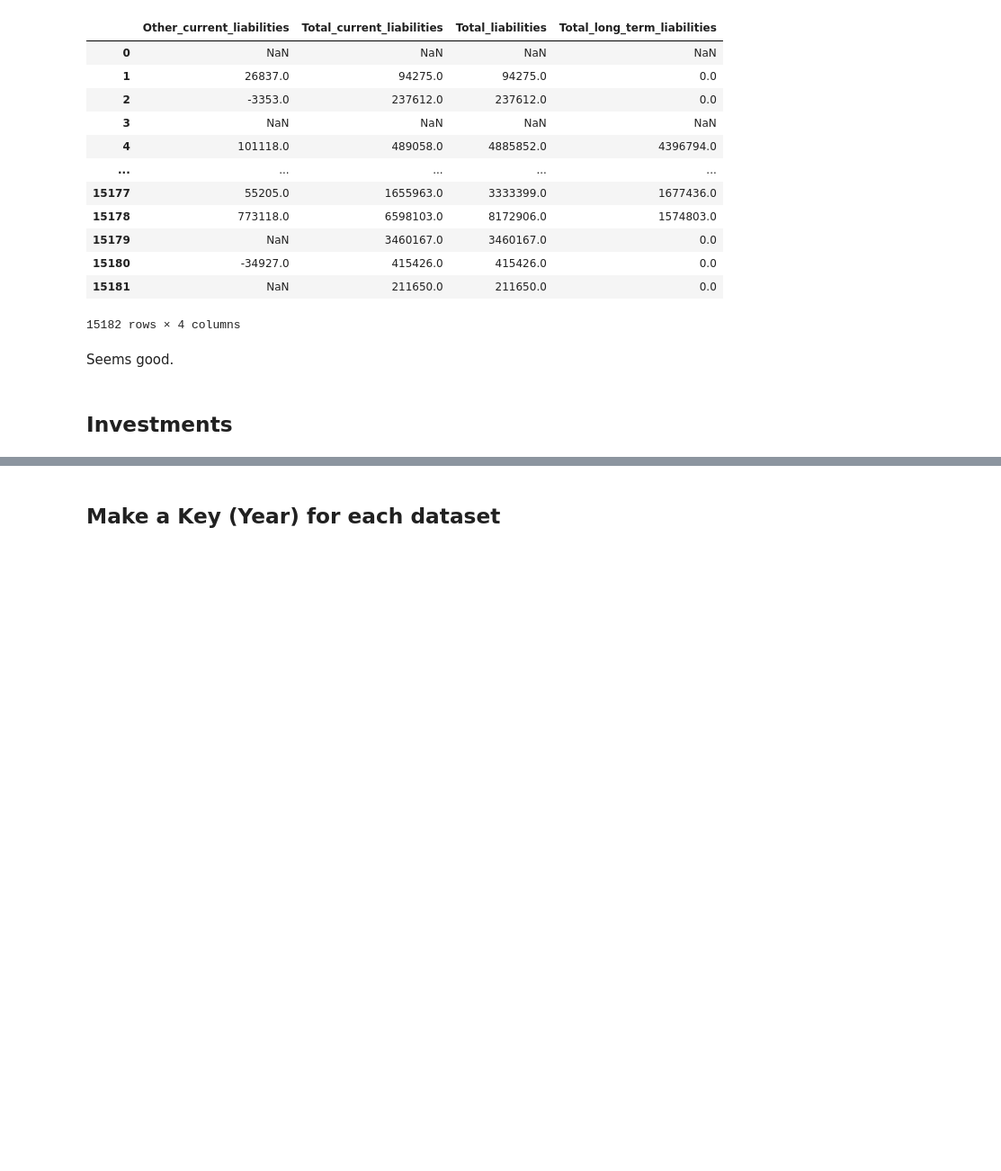
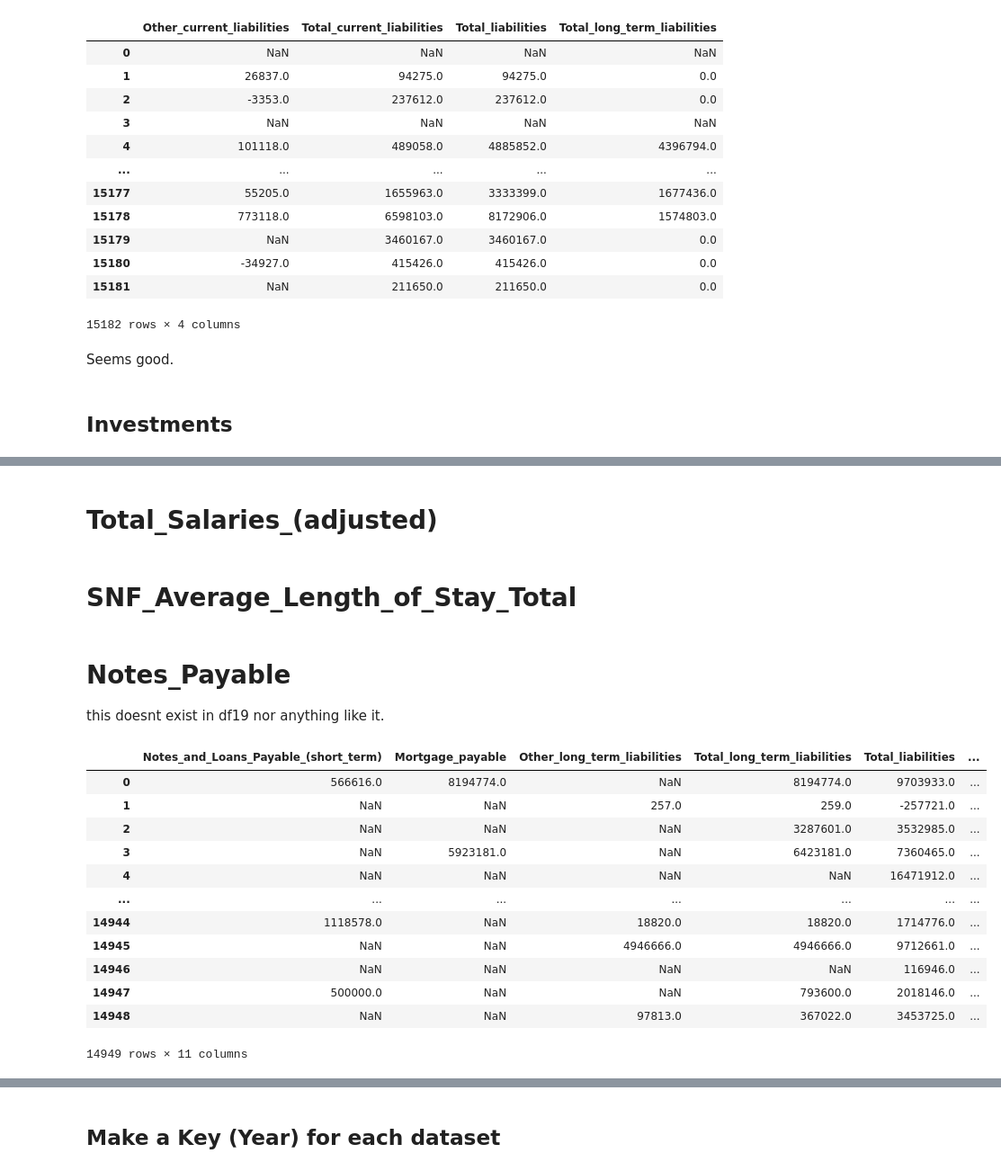
Before and after one commit to lhperreault/Invest_in_retirement_homes-, a Jupyter notebook: ETL_Cost_1.ipynb, the cells around one changed output, grey strips where cells are left out. Shown at 90% size. Cells and saved outputs as stored; diff of their text form; code cells hidden in the pictures; blank space fills up the shorter version.

```diff
--- a/ETL_Cost_1.ipynb
+++ b/ETL_Cost_1.ipynb
@@ -1180,6 +1180,9 @@ In df20 it is Salaries,_wages,_and_fees_payable and in df19 it is without hte co
 df20_cleaned["Salaries_wages_and_fees_payable"] = df20_cleaned["Salaries,_wages,_and_fees_payable"]
 # %%
 df21_cleaned["Salaries_wages_and_fees_payable"] = df21_cleaned["Salaries,_wages,_and_fees_payable"]
+# %%
+df20_cleaned = df20_cleaned.drop(columns=["Salaries,_wages,_and_fees_payable"])
+df21_cleaned = df21_cleaned.drop(columns=["Salaries,_wages,_and_fees_payable"])
 # %% [markdown]
 ## Leasehold_improvements
 # %%
@@ -1399,0 +1422,2 @@ Name: Investments, Length: 14949, dtype: float64
+# %% [markdown]
+# Total_Salaries_(adjusted)
@@ -1399,0 +1436,2 @@ Name: Investments, Length: 14949, dtype: float64
+# %% [markdown]
+# SNF_Average_Length_of_Stay_Total
@@ -1400,3 +1450,37 @@ Name: Investments, Length: 14949, dtype: float64
+# %% [markdown]
+# Notes_Payable
+this doesnt exist in df19 nor anything like it.
+# %%
+selected_columns = [
+    "Notes_and_Loans_Payable_(short_term)",
+    "Mortgage_payable",
+    "Other_long_term_liabilities",
+    "Total_long_term_liabilities",
+    "Total_liabilities",
+    "Accounts_payable",
+    "Payroll_taxes_payable",
+    "Total_current_liabilities",
+    "Total_Assets",
+    "Net_Income",
+    "Total_Income"
+]
+
+df_selected = df20_cleaned[selected_columns]
+df_selected
+# %% [output]
+|  | Notes_and_Loans_Payable_(short_term) | Mortgage_payable | Other_long_term_liabilities | Total_long_term_liabilities | Total_liabilities | ... |
+| 0 | 566616.0 | 8194774.0 | NaN | 8194774.0 | 9703933.0 | ... |
+| 1 | NaN | NaN | 257.0 | 259.0 | -257721.0 | ... |
+| 2 | NaN | NaN | NaN | 3287601.0 | 3532985.0 | ... |
+| 3 | NaN | 5923181.0 | NaN | 6423181.0 | 7360465.0 | ... |
+| 4 | NaN | NaN | NaN | NaN | 16471912.0 | ... |
+| ... | ... | ... | ... | ... | ... | ... |
+| 14944 | 1118578.0 | NaN | 18820.0 | 18820.0 | 1714776.0 | ... |
+| 14945 | NaN | NaN | 4946666.0 | 4946666.0 | 9712661.0 | ... |
+| 14946 | NaN | NaN | NaN | NaN | 116946.0 | ... |
+| 14947 | 500000.0 | NaN | NaN | 793600.0 | 2018146.0 | ... |
+| 14948 | NaN | NaN | 97813.0 | 367022.0 | 3453725.0 | ... |
+14949 rows × 11 columns
 # %%
 # Find columns in df1 but not in df2
 cols_in_d20 = list(set(df20_cleaned.columns) - set(df19.columns))
```
Also changed, not shown: parts of 10 cells of this notebook.
